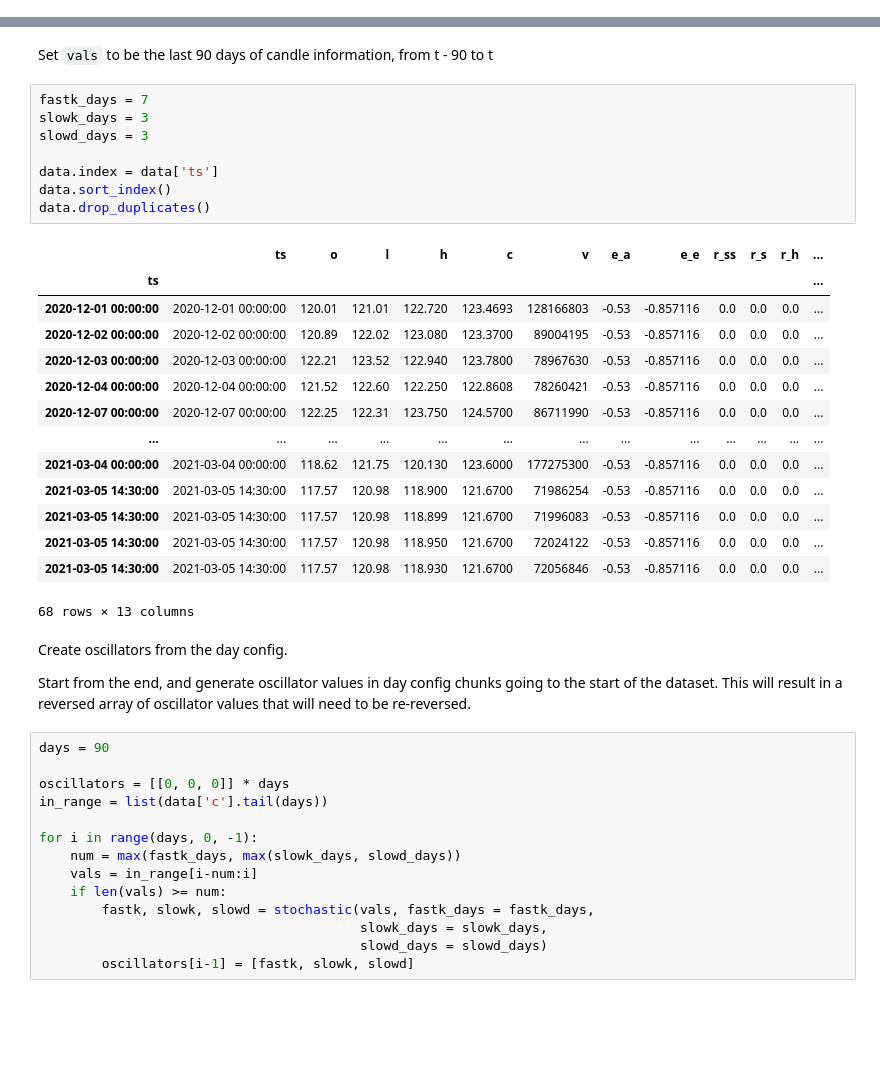
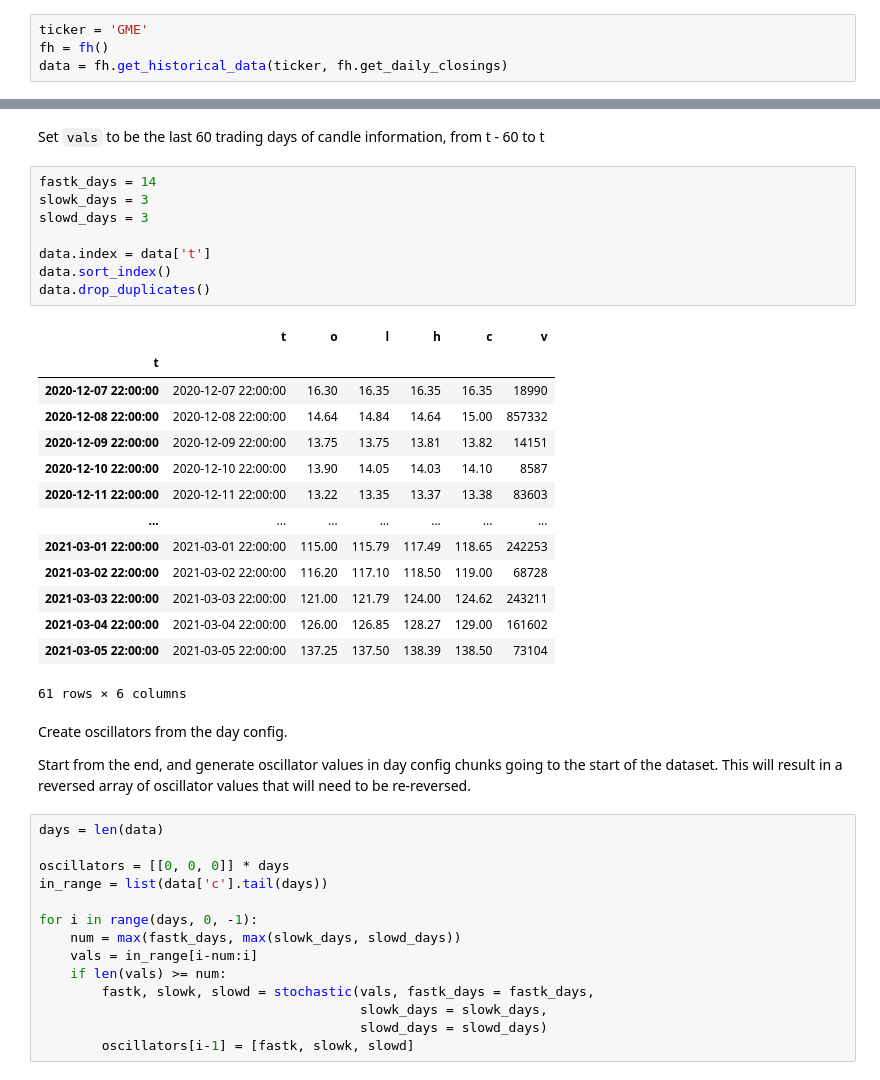
Before and after one commit to tgittos/money-printer-server, a Jupyter notebook: notebooks/stochastic/stochastic_exploration.ipynb, the cells around one changed output, grey strips where cells are left out. Saved outputs shown, nothing was run; the diff lists cells and outputs as text; blank space fills up the shorter version.

```diff
--- a/notebooks/stochastic/stochastic_exploration.ipynb
+++ b/notebooks/stochastic/stochastic_exploration.ipynb
@@ -17,3 +15,7 @@ data = jar.read_pickle_dataframe(historical_pickle_name)
+# %%
+ticker = 'GME'
+fh = fh()
+data = fh.get_historical_data(ticker, fh.get_daily_closings)
 # %%
 data.describe()
 # %% [output]
@@ -29,34 +31,34 @@ data.describe()
 # %% [markdown]
-Set `vals` to be the last 90 days of candle information, from t - 90 to t
+Set `vals` to be the last 60 trading days of candle information, from t - 60 to t
 # %%
-fastk_days = 7
+fastk_days = 14
 slowk_days = 3
 slowd_days = 3
 
-data.index = data['ts']
+data.index = data['t']
 data.sort_index()
 data.drop_duplicates()
 # %% [output]
-|  | ts | o | l | h | c | v | e_a | e_e | r_ss | r_s | r_h | ... |
-| ts |  |  |  |  |  |  |  |  |  |  |  | ... |
-| 2020-12-01 00:00:00 | 2020-12-01 00:00:00 | 120.01 | 121.01 | 122.720 | 123.4693 | 128166803 | -0.53 | -0.857116 | 0.0 | 0.0 | 0.0 | ... |
-| 2020-12-02 00:00:00 | 2020-12-02 00:00:00 | 120.89 | 122.02 | 123.080 | 123.3700 | 89004195 | -0.53 | -0.857116 | 0.0 | 0.0 | 0.0 | ... |
-| 2020-12-03 00:00:00 | 2020-12-03 00:00:00 | 122.21 | 123.52 | 122.940 | 123.7800 | 78967630 | -0.53 | -0.857116 | 0.0 | 0.0 | 0.0 | ... |
-| 2020-12-04 00:00:00 | 2020-12-04 00:00:00 | 121.52 | 122.60 | 122.250 | 122.8608 | 78260421 | -0.53 | -0.857116 | 0.0 | 0.0 | 0.0 | ... |
-| 2020-12-07 00:00:00 | 2020-12-07 00:00:00 | 122.25 | 122.31 | 123.750 | 124.5700 | 86711990 | -0.53 | -0.857116 | 0.0 | 0.0 | 0.0 | ... |
-| ... | ... | ... | ... | ... | ... | ... | ... | ... | ... | ... | ... | ... |
-| 2021-03-04 00:00:00 | 2021-03-04 00:00:00 | 118.62 | 121.75 | 120.130 | 123.6000 | 177275300 | -0.53 | -0.857116 | 0.0 | 0.0 | 0.0 | ... |
-| 2021-03-05 14:30:00 | 2021-03-05 14:30:00 | 117.57 | 120.98 | 118.900 | 121.6700 | 71986254 | -0.53 | -0.857116 | 0.0 | 0.0 | 0.0 | ... |
-| 2021-03-05 14:30:00 | 2021-03-05 14:30:00 | 117.57 | 120.98 | 118.899 | 121.6700 | 71996083 | -0.53 | -0.857116 | 0.0 | 0.0 | 0.0 | ... |
-| 2021-03-05 14:30:00 | 2021-03-05 14:30:00 | 117.57 | 120.98 | 118.950 | 121.6700 | 72024122 | -0.53 | -0.857116 | 0.0 | 0.0 | 0.0 | ... |
-| 2021-03-05 14:30:00 | 2021-03-05 14:30:00 | 117.57 | 120.98 | 118.930 | 121.6700 | 72056846 | -0.53 | -0.857116 | 0.0 | 0.0 | 0.0 | ... |
+|  | t | o | l | h | c | v |
+| t |  |  |  |  |  |  |
+| 2020-12-07 22:00:00 | 2020-12-07 22:00:00 | 16.30 | 16.35 | 16.35 | 16.35 | 18990 |
+| 2020-12-08 22:00:00 | 2020-12-08 22:00:00 | 14.64 | 14.84 | 14.64 | 15.00 | 857332 |
+| 2020-12-09 22:00:00 | 2020-12-09 22:00:00 | 13.75 | 13.75 | 13.81 | 13.82 | 14151 |
+| 2020-12-10 22:00:00 | 2020-12-10 22:00:00 | 13.90 | 14.05 | 14.03 | 14.10 | 8587 |
+| 2020-12-11 22:00:00 | 2020-12-11 22:00:00 | 13.22 | 13.35 | 13.37 | 13.38 | 83603 |
+| ... | ... | ... | ... | ... | ... | ... |
+| 2021-03-01 22:00:00 | 2021-03-01 22:00:00 | 115.00 | 115.79 | 117.49 | 118.65 | 242253 |
+| 2021-03-02 22:00:00 | 2021-03-02 22:00:00 | 116.20 | 117.10 | 118.50 | 119.00 | 68728 |
+| 2021-03-03 22:00:00 | 2021-03-03 22:00:00 | 121.00 | 121.79 | 124.00 | 124.62 | 243211 |
+| 2021-03-04 22:00:00 | 2021-03-04 22:00:00 | 126.00 | 126.85 | 128.27 | 129.00 | 161602 |
+| 2021-03-05 22:00:00 | 2021-03-05 22:00:00 | 137.25 | 137.50 | 138.39 | 138.50 | 73104 |
-68 rows × 13 columns
+61 rows × 6 columns
 # %% [markdown]
 Create oscillators from the day config.
 
 Start from the end, and generate oscillator values in day config chunks going to the start of the dataset. This will result in a reversed array of oscillator values that will need to be re-reversed.
 # %%
-days = 90
+days = len(data)
 
 oscillators = [[0, 0, 0]] * days
 in_range = list(data['c'].tail(days))
```
Also changed, not shown: parts of 8 cells of this notebook, 3 other files.
